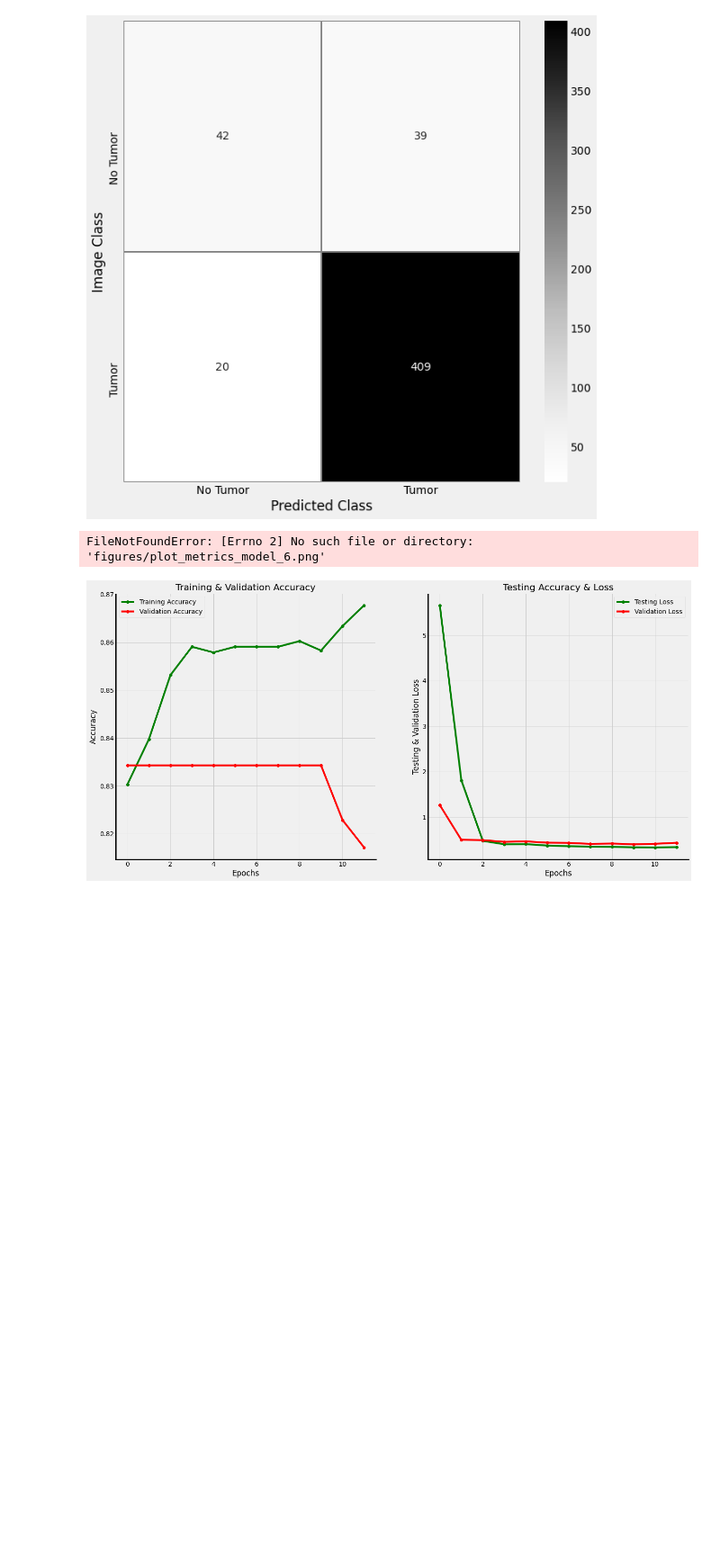
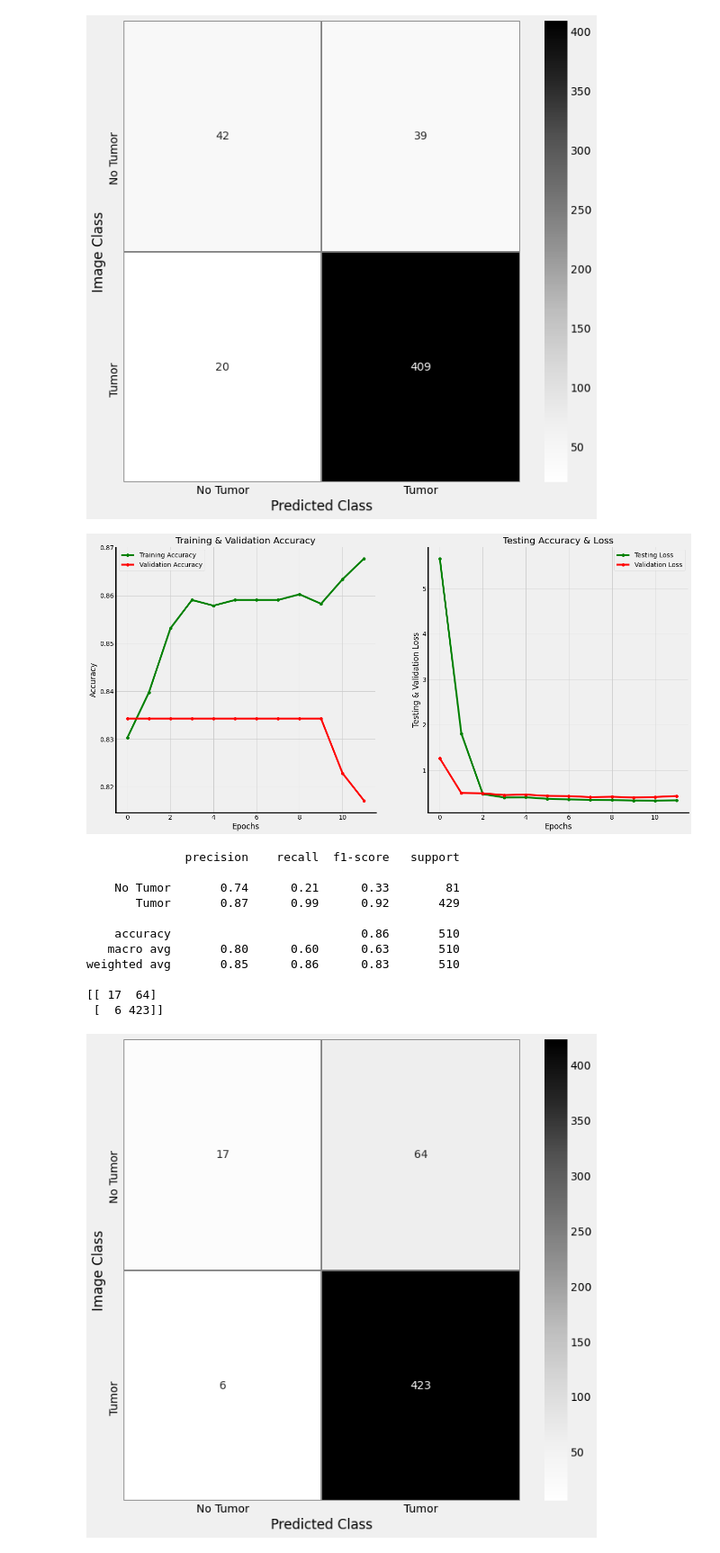
Before and after one commit to samjdedes/MRI_brain_scan_tumor_detection, a Jupyter notebook: notebooks/exploratory/EDA.ipynb, the cells around one changed output. Shown at 90% size. Drawn from its saved outputs; the diff is of its cells as text; code cells hidden in the pictures; blank space fills up the shorter version.

Commit message:
Final notebook edits. notebooks/figures added to .gitignore

```diff
--- a/notebooks/exploratory/EDA.ipynb
+++ b/notebooks/exploratory/EDA.ipynb
@@ -1322,11 +1322,22 @@ weighted avg       0.88      0.88      0.88       510
  [ 20 409]]
 [figure]
 # %%
-plot_metrics(model6_history.history, filename='model_6')
-plot_confusion_matrix(model6, x_test, y_test, filename='model_6')
+plot_metrics(model6_history.history, path='../figures/model_6')
+plot_confusion_matrix(model6, x_test, y_test, path='../figures/model_6')
 # %% [output]
+[figure]
-FileNotFoundError: [Errno 2] No such file or directory: 'figures/plot_metrics_model_6.png'
+              precision    recall  f1-score   support
+
+    No Tumor       0.74      0.21      0.33        81
+       Tumor       0.87      0.99      0.92       429
+
+    accuracy                           0.86       510
+   macro avg       0.80      0.60      0.63       510
+weighted avg       0.85      0.86      0.83       510
+
+[[ 17  64]
+ [  6 423]]
-[figure]
+[figure, added]
 # %%
 plot_metrics(model7_history.history, filename='model_7')
 plot_confusion_matrix(model7, x_test, y_test, filename='model_7')
```
Also changed, not shown: parts of 1 cell of this notebook, 7 other files.
